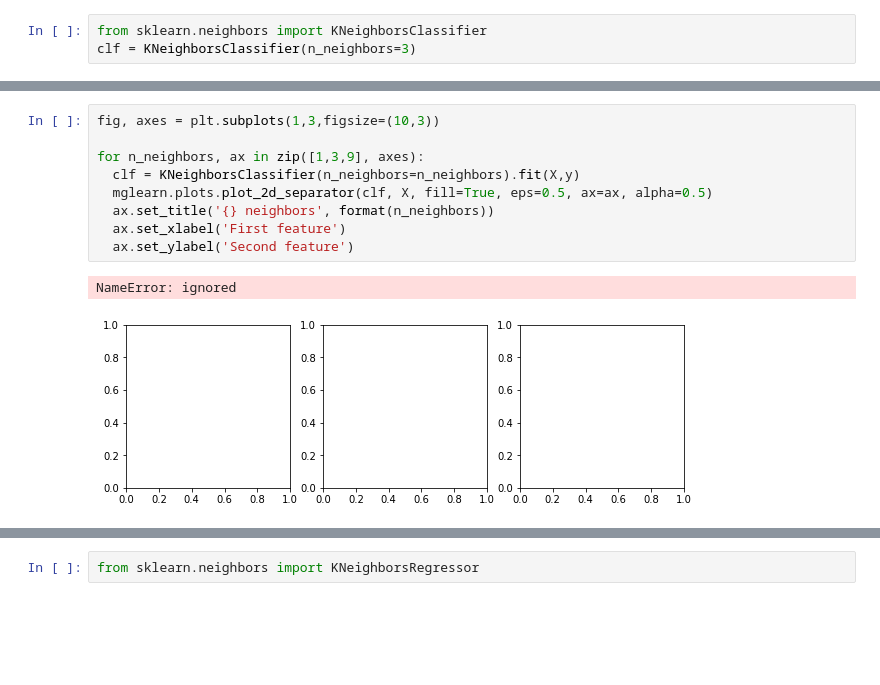
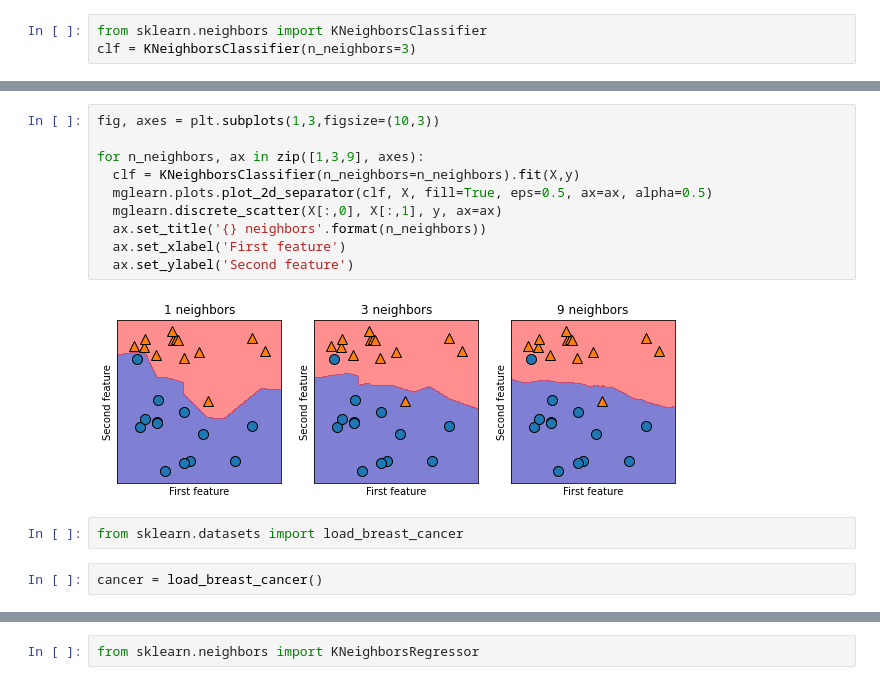
Before and after one commit to gkgustn/1901286-, a Jupyter notebook: 하현수7강8강.ipynb, the cells around one changed output, grey strips where cells are left out. Saved outputs shown, nothing was run; the diff lists cells and outputs as text; blank space fills up the shorter version.

```diff
--- a/하현수7강8강.ipynb
+++ b/하현수7강8강.ipynb
@@ -220,15 +221,19 @@ NameError: ignored
 # %%
 fig, axes = plt.subplots(1,3,figsize=(10,3))
 
 for n_neighbors, ax in zip([1,3,9], axes):
   clf = KNeighborsClassifier(n_neighbors=n_neighbors).fit(X,y)
   mglearn.plots.plot_2d_separator(clf, X, fill=True, eps=0.5, ax=ax, alpha=0.5)
-  ax.set_title('{} neighbors', format(n_neighbors))
+  mglearn.discrete_scatter(X[:,0], X[:,1], y, ax=ax)
+  ax.set_title('{} neighbors'.format(n_neighbors))
   ax.set_xlabel('First feature')
   ax.set_ylabel('Second feature')
 # %% [output]
-NameError: ignored
-[figure, old version]
+[figure, new version]
+# %%
+from sklearn.datasets import load_breast_cancer
+# %%
+cancer = load_breast_cancer()
 # %%
 cancer.feature_names
 # %% [output]
```
Also changed, not shown: parts of 43 cells of this notebook.
